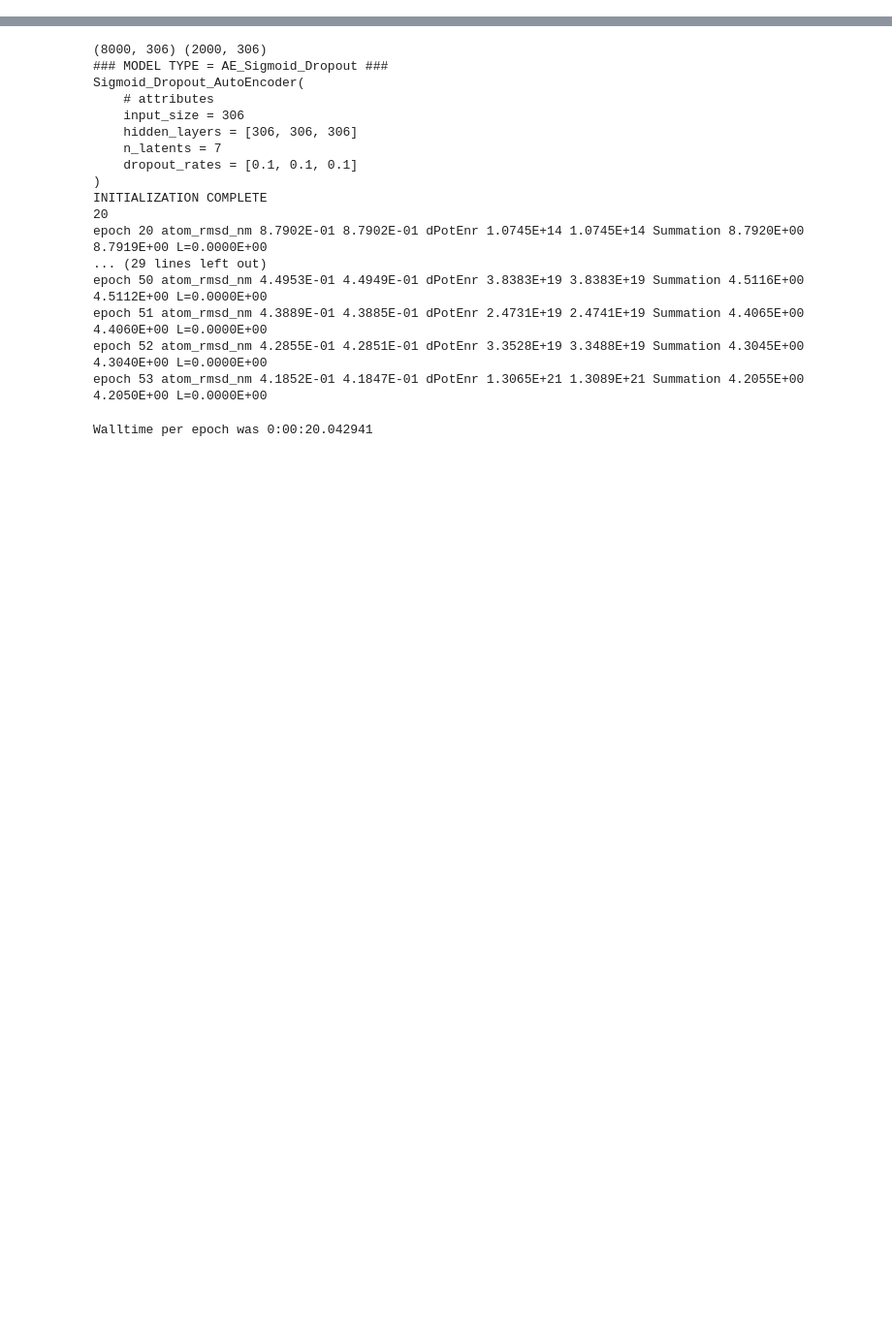
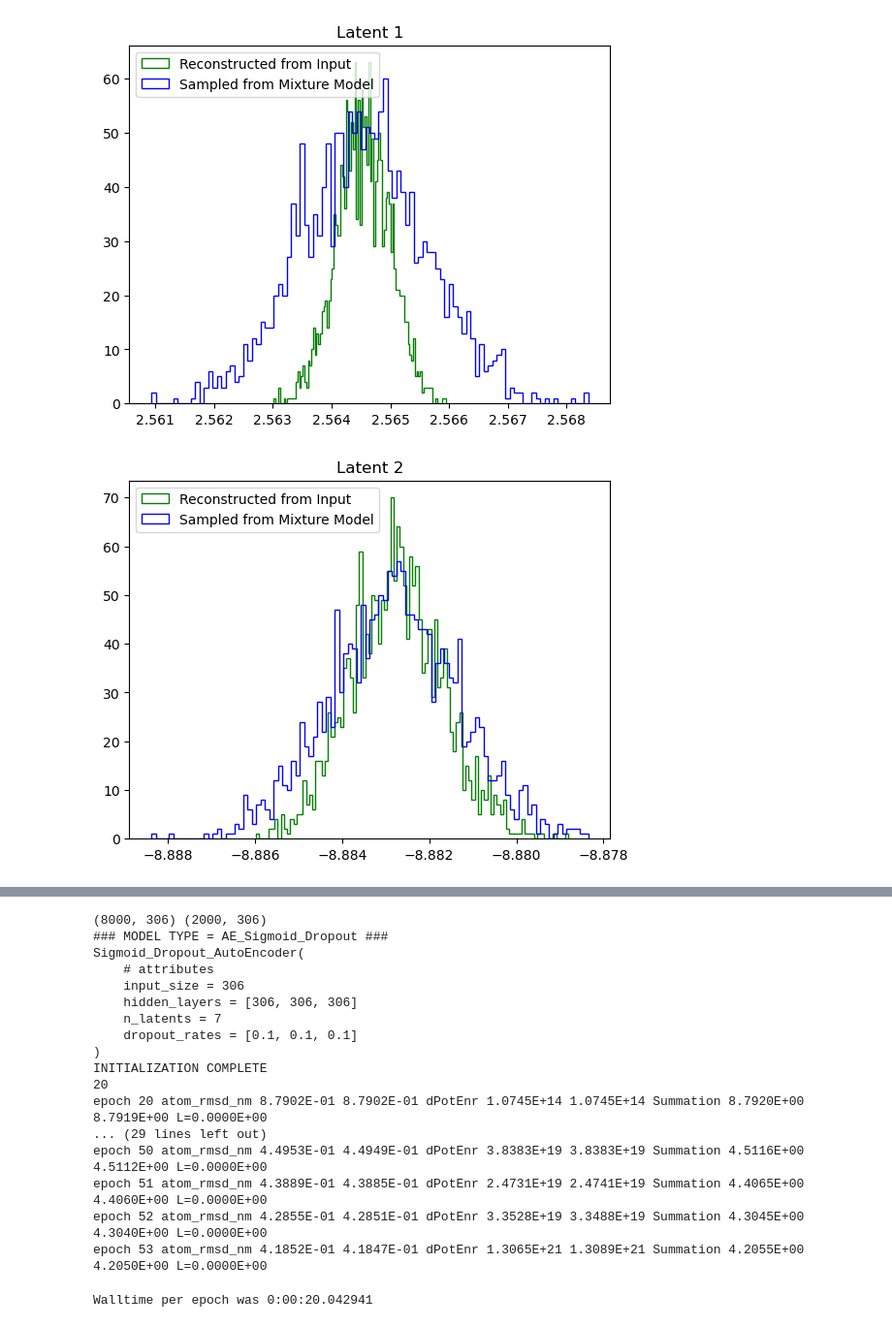
Before and after one commit to CCBatIIT/Deep-MMS, a Jupyter notebook: RUN.ipynb, the cells around one changed output, grey strips where cells are left out. Shown at 97% size. Drawn from its saved outputs; the diff is of its cells as text; code cells hidden in the pictures; blank space fills up the shorter version.

```diff
--- a/RUN.ipynb
+++ b/RUN.ipynb
@@ -50,0 +113,15 @@ epoch 9 atom_rmsd_nm 1.0812E+00 1.0812E+00 dPotEnr 1.0534E+11 1.0543E+11 Summati
+# %%
+X = np.array(latents)
+MM = GaussianMixture(n_components=1).fit(X) #chosen based on above graph
+samples = MM.sample(1800)[0]
+# %%
+for i in range(samples.shape[-1]):
+    plt.clf()
+    _ = plt.hist(latents[:,i], bins=100, histtype='step', color='g')
+    _ = plt.hist(samples[:,i], bins=100, histtype='step', color='b')
+    plt.legend(('Reconstructed from Input', 'Sampled from Mixture Model'))
+    plt.title(f'Latent {i+1}')
+    plt.show()
+# %% [output]
+[figure, added]
+[figure, added]
```
Also changed, not shown: parts of 19 cells of this notebook, 9 other files.
